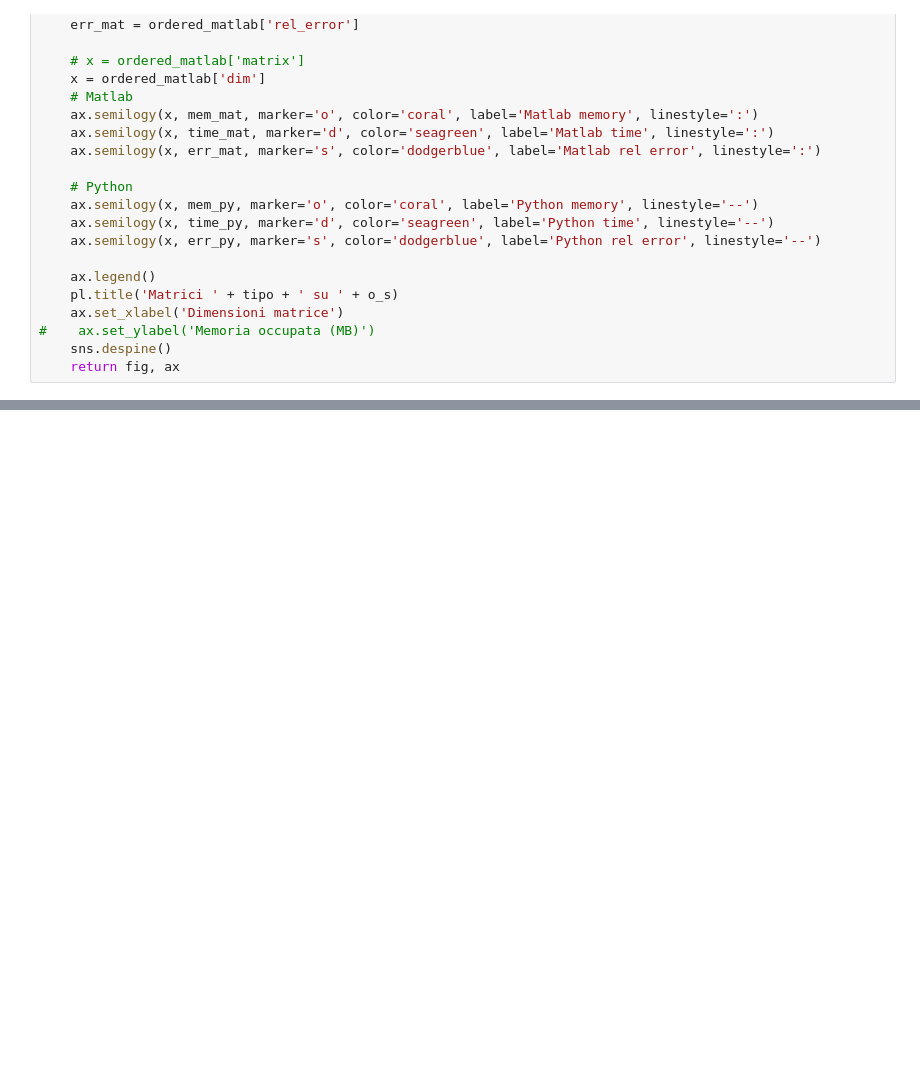
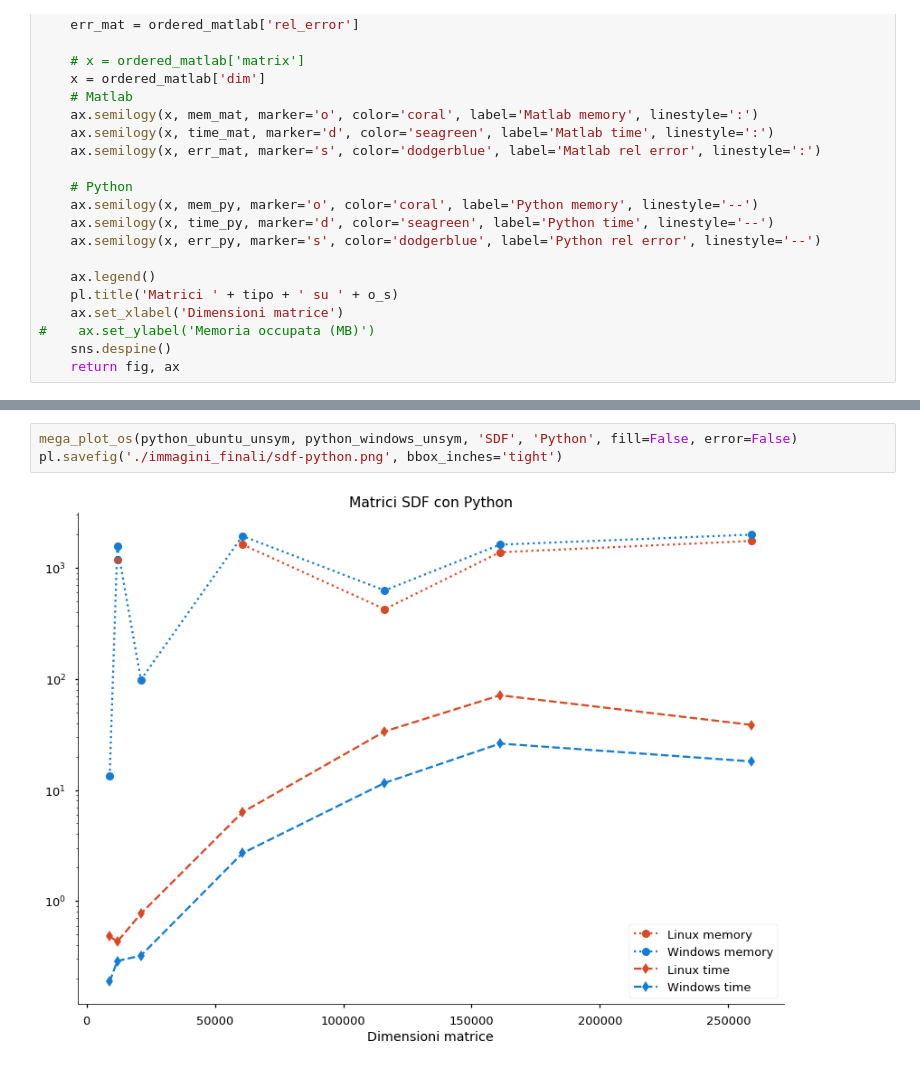
Before and after one commit to PCampi/algebra-lineare, a Jupyter notebook: Grafici.ipynb, the cells around one changed output, grey strips where cells are left out. Drawn from its saved outputs; the diff is of its cells as text; blank space fills up the shorter version.

```diff
--- a/Grafici.ipynb
+++ b/Grafici.ipynb
@@ -343,0 +402,5 @@ pl.savefig('./immagini_finali/unsym-ubuntu.png', bbox_inches='tight')
+# %%
+mega_plot_os(python_ubuntu_unsym, python_windows_unsym, 'SDF', 'Python', fill=False, error=False)
+pl.savefig('./immagini_finali/sdf-python.png', bbox_inches='tight')
+# %% [output]
+[figure, added]
```
Also changed, not shown: parts of 11 cells of this notebook.
